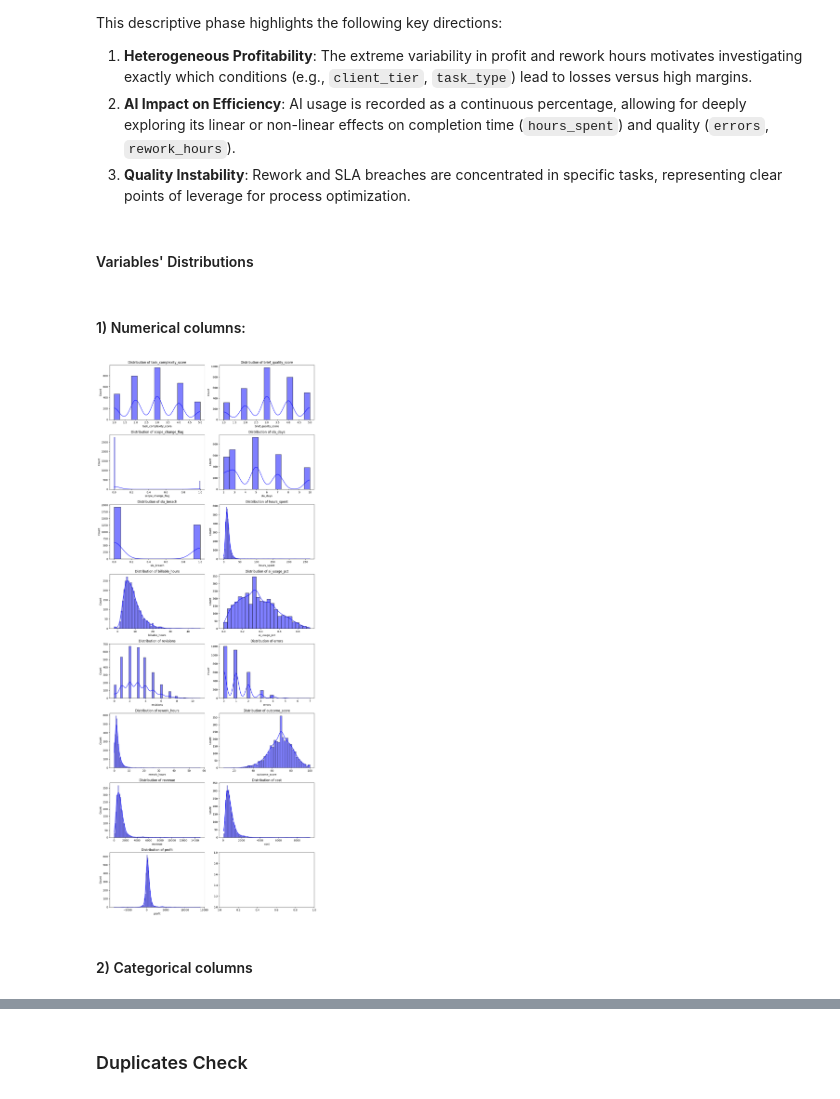
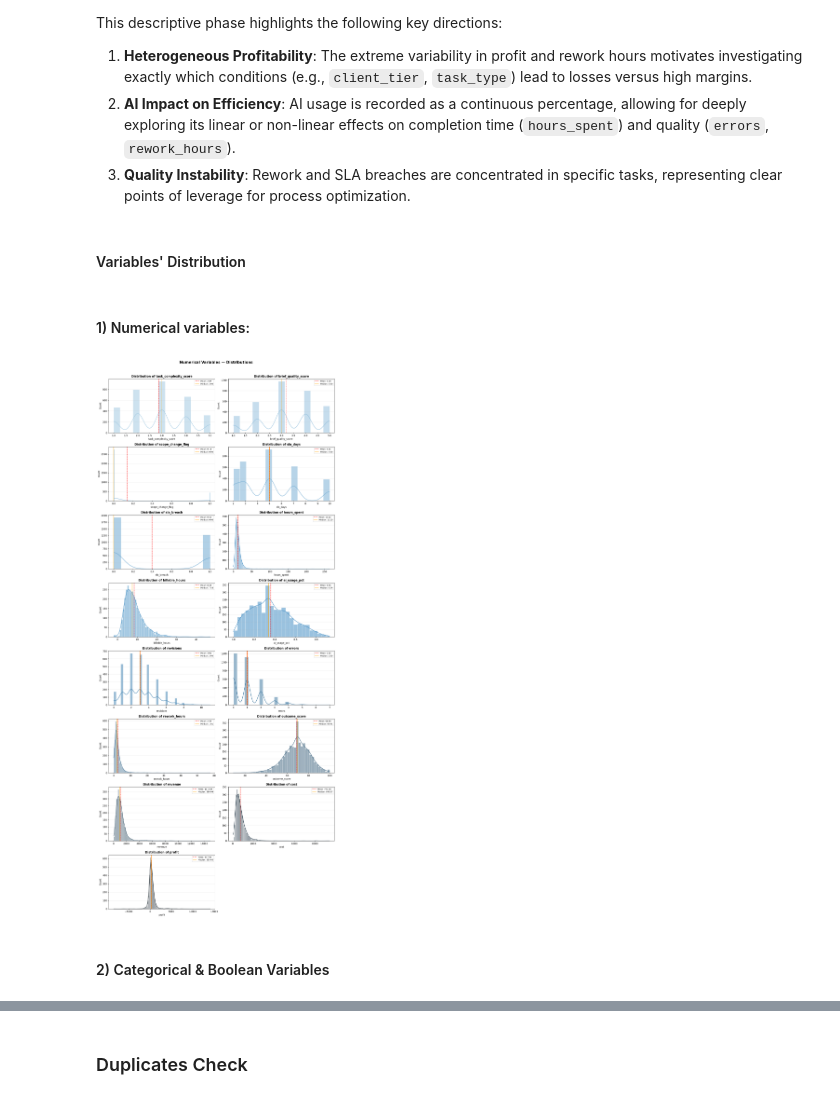
Before and after one commit to andreamammano89-maker/ML_Project_SEA_815441, a Jupyter notebook: main.ipynb, the cells around one changed output, grey strips where cells are left out. Saved outputs shown, nothing was run; the diff lists cells and outputs as text; code cells hidden in the pictures.

Commit message:
fix: update categorical and boolean variables visualization

```diff
--- a/main.ipynb
+++ b/main.ipynb
@@ -145,27 +145,52 @@ This descriptive phase highlights the following key directions:
 2. **AI Impact on Efficiency**: AI usage is recorded as a continuous percentage, allowing for deeply exploring its linear or non-linear effects on completion time (`hours_spent`) and quality (`errors`, `rework_hours`).
 3. **Quality Instability**: Rework and SLA breaches are concentrated in specific tasks, representing clear points of leverage for process optimization.
 # %% [markdown]
-#### Variables' Distributions
+#### Variables' Distribution
 # %% [markdown]
-#### 1) Numerical columns:
+#### 1) Numerical variables:
 # %%
-# Create the figure and axes
-fig, axes = plt.subplots(len(num_cols) // 2 + 1, 2, figsize=(12, 2 * len(num_cols)))
+n_cols = 2
+n_rows = (len(num_cols) + 1) // 2
+
+fig, axes = plt.subplots(n_rows, n_cols, figsize=(14, 4 * n_rows))
 axes = axes.flatten()
-# Loop through columns AND the axes index
+
+palette = sns.color_palette("Blues_d", len(num_cols))  # Gradient palette
+
 for i, col in enumerate(num_cols):
-    # Pass the specific axis 'axes[i]' to the ax parameter
-    sns.histplot(df_productivity[col], kde=True, color='blue', label='All Data', ax=axes[i])
+    ax = axes[i]
 
-    # Optional but recommended: Add a title so you know which plot is which
-    axes[i].set_title(f'Distribution of {col}')
+    sns.histplot(
+        df_productivity[col],
+        kde=True,
+        color=palette[i],
+        ax=ax,
+        edgecolor='white',
+        linewidth=0.5
+    )
 
-# Adjust layout so labels don't overlap
+    # Vertical lines for mean and median
+    mean_val = df_productivity[col].mean()
+    median_val = df_productivity[col].median()
+    ax.axvline(mean_val,   color='red',    linestyle='--', linewidth=1.2, label=f'Mean: {mean_val:.2f}')
+    ax.axvline(median_val, color='orange', linestyle='-',  linewidth=1.2, label=f'Median: {median_val:.2f}')
+
+    ax.set_title(f'Distribution of {col}', fontsize=12, fontweight='bold')
+    ax.set_xlabel(col, fontsize=10)
+    ax.set_ylabel('Count', fontsize=10)
+    ax.legend(fontsize=8)
+    ax.grid(axis='y', alpha=0.3)
+
+# Hide any unused axes (when len(num_cols) is odd)
+for j in range(i + 1, len(axes)):
+    axes[j].set_visible(False)
+
+plt.suptitle('Numerical Variables — Distributions', fontsize=15, fontweight='bold', y=1.01)
 plt.tight_layout()
 # %% [output]
-[figure, old version]
+[figure, new version]
 # %% [markdown]
-#### 2) Categorical columns
+#### 2) Categorical & Boolean Variables
 # %%
 exclude_categories = ["task_id", "project_id", "created_at", "delivered_at", "created_by", "updated_at", "jira_ticket"]
 cat_cols_filtered = [col for col in cat_cols if col not in exclude_categories]
```
Also changed, not shown: parts of 2 cells of this notebook.
